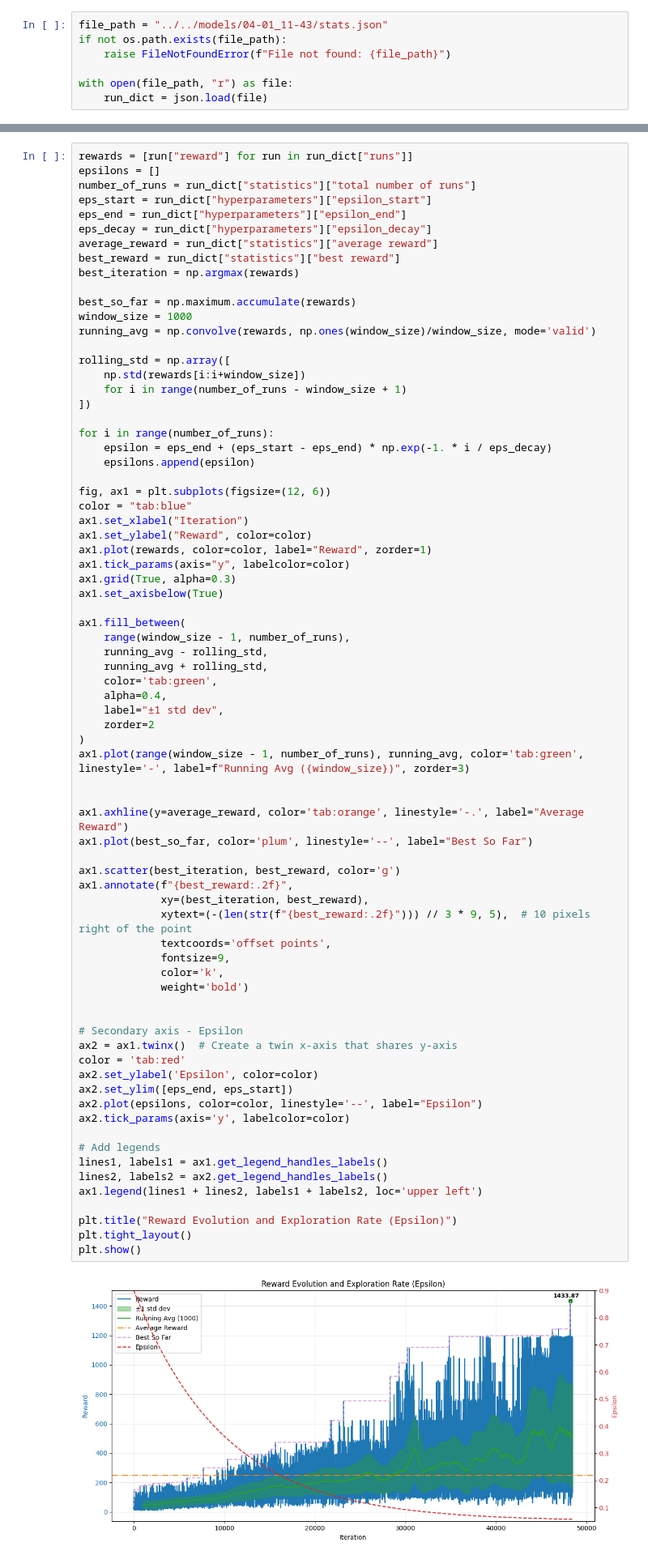
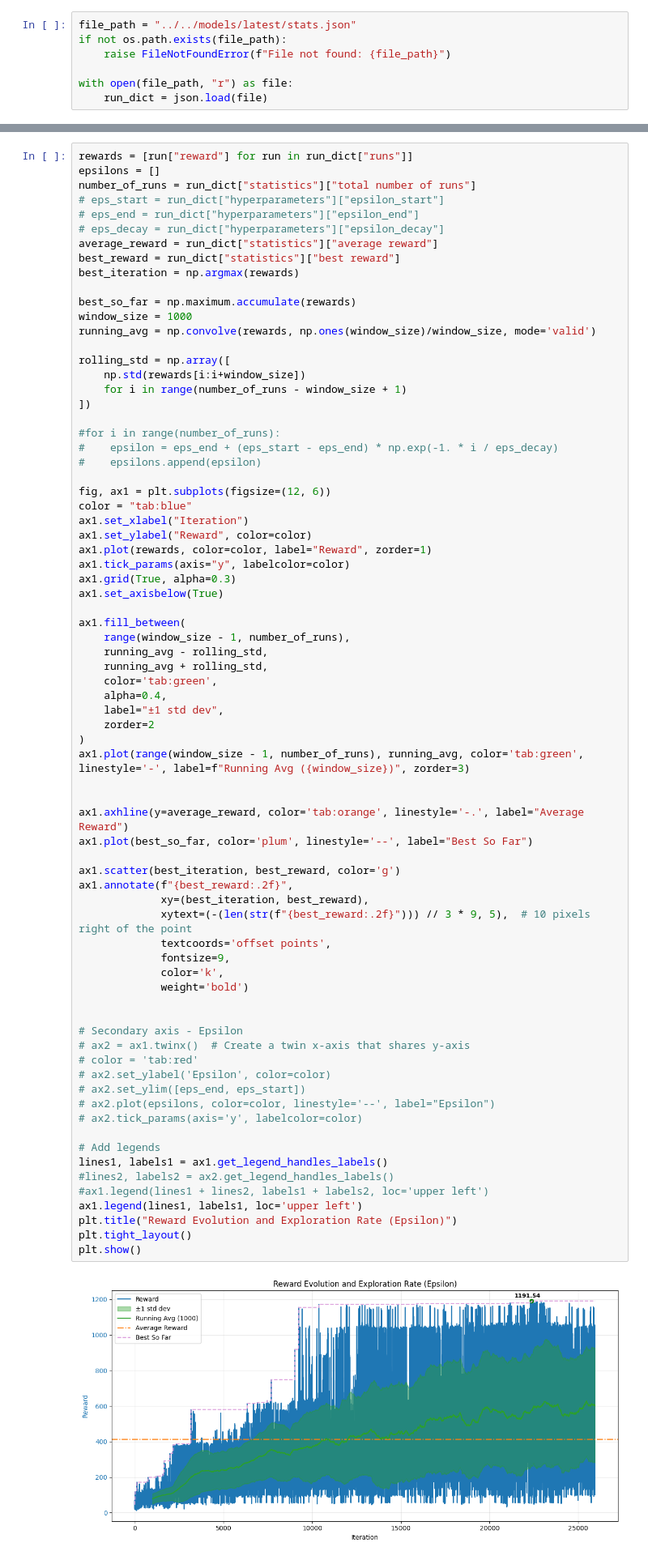
Before and after one commit to OscarJauffret/Tomate-Mozza, a Jupyter notebook: src/utils/plot_stats.ipynb, the cells around one changed output, grey strips where cells are left out. Shown at 81% size. Cells and saved outputs as stored; diff of their text form.

```diff
--- a/src/utils/plot_stats.ipynb
+++ b/src/utils/plot_stats.ipynb
@@ -9,7 +9,7 @@ from sympy.abc import alpha
 # %% [markdown]
 ### Select the .json file to plot
 # %%
-file_path = "../../models/04-01_11-43/stats.json"
+file_path = "../../models/latest/stats.json"
 if not os.path.exists(file_path):
     raise FileNotFoundError(f"File not found: {file_path}")
 
@@ -56,9 +56,9 @@ Statistics:
 rewards = [run["reward"] for run in run_dict["runs"]]
 epsilons = []
 number_of_runs = run_dict["statistics"]["total number of runs"]
-eps_start = run_dict["hyperparameters"]["epsilon_start"]
-eps_end = run_dict["hyperparameters"]["epsilon_end"]
-eps_decay = run_dict["hyperparameters"]["epsilon_decay"]
+# eps_start = run_dict["hyperparameters"]["epsilon_start"]
+# eps_end = run_dict["hyperparameters"]["epsilon_end"]
+# eps_decay = run_dict["hyperparameters"]["epsilon_decay"]
 average_reward = run_dict["statistics"]["average reward"]
 best_reward = run_dict["statistics"]["best reward"]
 best_iteration = np.argmax(rewards)
@@ -72,9 +72,9 @@ rolling_std = np.array([
     for i in range(number_of_runs - window_size + 1)
 ])
 
-for i in range(number_of_runs):
-    epsilon = eps_end + (eps_start - eps_end) * np.exp(-1. * i / eps_decay)
-    epsilons.append(epsilon)
+#for i in range(number_of_runs):
+#    epsilon = eps_end + (eps_start - eps_end) * np.exp(-1. * i / eps_decay)
+#    epsilons.append(epsilon)
 
 fig, ax1 = plt.subplots(figsize=(12, 6))
 color = "tab:blue"
@@ -91,43 +91,43 @@ ax1.fill_between(
     running_avg + rolling_std,
     color='tab:green',
     alpha=0.4,
     label="±1 std dev",
     zorder=2
 )
 ax1.plot(range(window_size - 1, number_of_runs), running_avg, color='tab:green', linestyle='-', label=f"Running Avg ({window_size})", zorder=3)
 
 
 ax1.axhline(y=average_reward, color='tab:orange', linestyle='-.', label="Average Reward")
 ax1.plot(best_so_far, color='plum', linestyle='--', label="Best So Far")
 
 ax1.scatter(best_iteration, best_reward, color='g')
 ax1.annotate(f"{best_reward:.2f}",
              xy=(best_iteration, best_reward),
              xytext=(-(len(str(f"{best_reward:.2f}"))) // 3 * 9, 5),  # 10 pixels right of the point
              textcoords='offset points',
              fontsize=9,
              color='k',
              weight='bold')
 
 
 # Secondary axis - Epsilon
-ax2 = ax1.twinx()  # Create a twin x-axis that shares y-axis
-color = 'tab:red'
-ax2.set_ylabel('Epsilon', color=color)
-ax2.set_ylim([eps_end, eps_start])
-ax2.plot(epsilons, color=color, linestyle='--', label="Epsilon")
-ax2.tick_params(axis='y', labelcolor=color)
+# ax2 = ax1.twinx()  # Create a twin x-axis that shares y-axis
+# color = 'tab:red'
+# ax2.set_ylabel('Epsilon', color=color)
+# ax2.set_ylim([eps_end, eps_start])
+# ax2.plot(epsilons, color=color, linestyle='--', label="Epsilon")
+# ax2.tick_params(axis='y', labelcolor=color)
 
 # Add legends
 lines1, labels1 = ax1.get_legend_handles_labels()
-lines2, labels2 = ax2.get_legend_handles_labels()
-ax1.legend(lines1 + lines2, labels1 + labels2, loc='upper left')
-
+#lines2, labels2 = ax2.get_legend_handles_labels()
+#ax1.legend(lines1 + lines2, labels1 + labels2, loc='upper left')
+ax1.legend(lines1, labels1, loc='upper left')
 plt.title("Reward Evolution and Exploration Rate (Epsilon)")
 plt.tight_layout()
 plt.show()
 # %% [output]
-[figure, old version]
+[figure, new version]
 # %% [markdown]
 #### Reward frequency
 # %%
```
Also changed, not shown: parts of 3 cells of this notebook, 3 other files.
